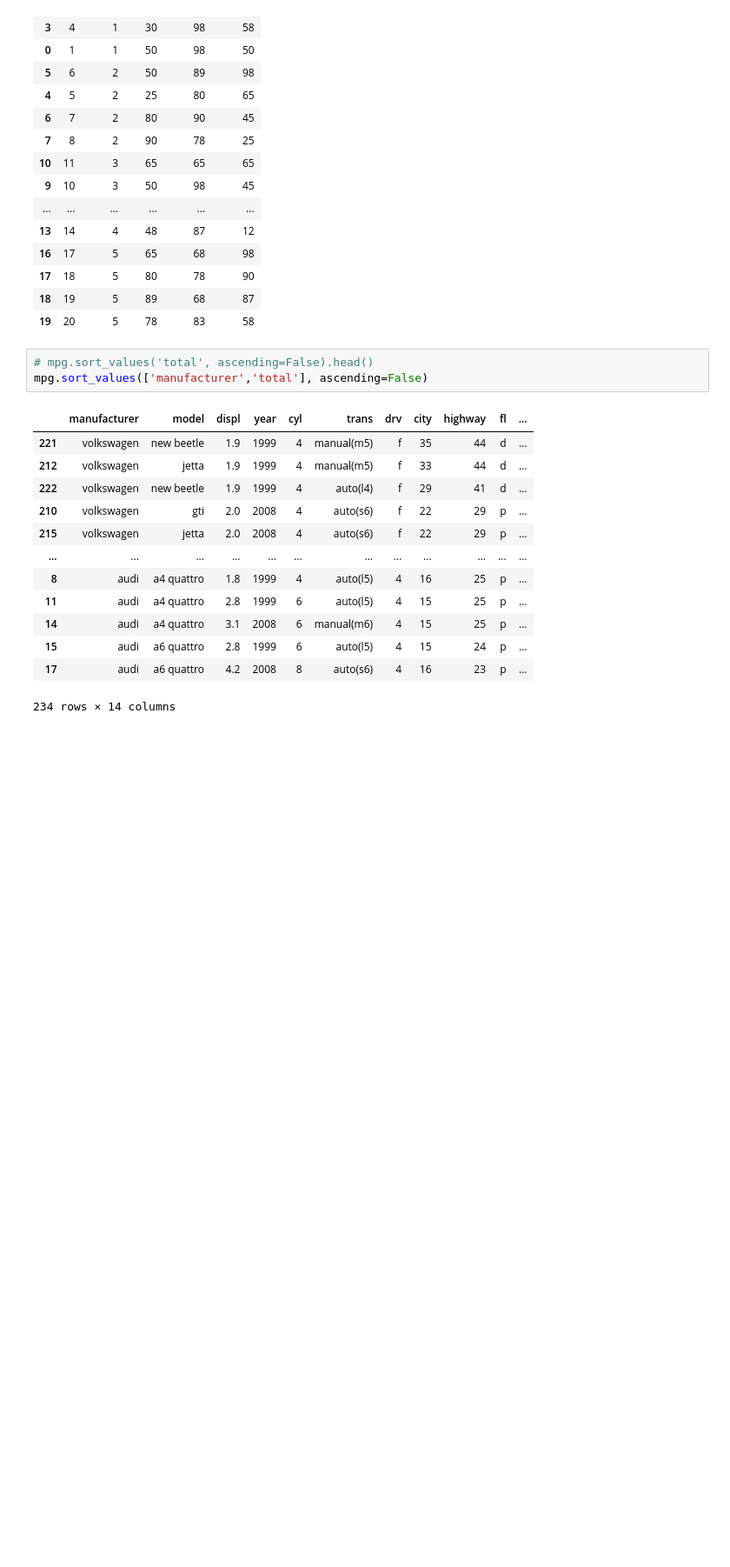
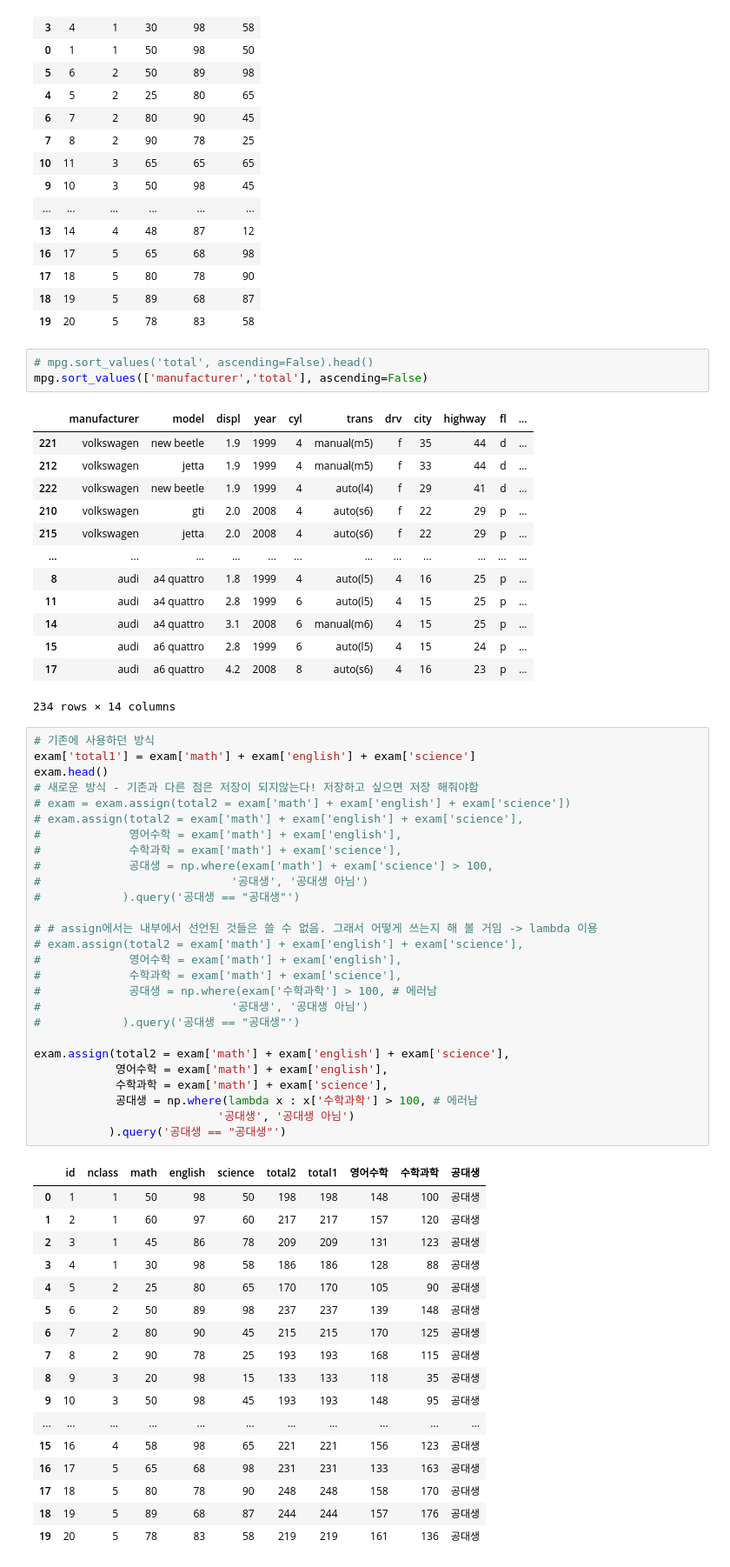
Before and after one commit to 1anminJ/2024-2_python, a Jupyter notebook: week4/week4.ipynb, the cells around one changed output. Shown: that part at 87% size. Saved outputs shown, nothing was run; the diff lists cells and outputs as text; blank space fills up the shorter version.

```diff
--- a/week4/week4.ipynb
+++ b/week4/week4.ipynb
@@ -142,3 +142,48 @@ mpg.sort_values(['manufacturer','total'], ascending=False)
 | 15 | audi | a6 quattro | 2.8 | 1999 | 6 | auto(l5) | 4 | 15 | 24 | p | ... |
 | 17 | audi | a6 quattro | 4.2 | 2008 | 8 | auto(s6) | 4 | 16 | 23 | p | ... |
 234 rows × 14 columns
+# %%
+# 기존에 사용하던 방식
+exam['total1'] = exam['math'] + exam['english'] + exam['science']
+exam.head()
+# 새로운 방식 - 기존과 다른 점은 저장이 되지않는다! 저장하고 싶으면 저장 해줘야함
+# exam = exam.assign(total2 = exam['math'] + exam['english'] + exam['science'])
+# exam.assign(total2 = exam['math'] + exam['english'] + exam['science'],
+#             영어수학 = exam['math'] + exam['english'],
+#             수학과학 = exam['math'] + exam['science'],
+#             공대생 = np.where(exam['math'] + exam['science'] > 100,
+#                            '공대생', '공대생 아님')
+#            ).query('공대생 == "공대생"')
+
+# # assign에서는 내부에서 선언된 것들은 쓸 수 없음. 그래서 어떻게 쓰는지 해 볼 거임 -> lambda 이용
+# exam.assign(total2 = exam['math'] + exam['english'] + exam['science'],
+#             영어수학 = exam['math'] + exam['english'],
+#             수학과학 = exam['math'] + exam['science'],
+#             공대생 = np.where(exam['수학과학'] > 100, # 에러남
+#                            '공대생', '공대생 아님')
+#            ).query('공대생 == "공대생"')
+
+exam.assign(total2 = exam['math'] + exam['english'] + exam['science'],
+            영어수학 = exam['math'] + exam['english'],
+            수학과학 = exam['math'] + exam['science'],
+            공대생 = np.where(lambda x : x['수학과학'] > 100, # 에러남
+                           '공대생', '공대생 아님')
+           ).query('공대생 == "공대생"')
+# %% [output]
+|  | id | nclass | math | english | science | total2 | total1 | 영어수학 | 수학과학 | 공대생 |
+| 0 | 1 | 1 | 50 | 98 | 50 | 198 | 198 | 148 | 100 | 공대생 |
+| 1 | 2 | 1 | 60 | 97 | 60 | 217 | 217 | 157 | 120 | 공대생 |
+| 2 | 3 | 1 | 45 | 86 | 78 | 209 | 209 | 131 | 123 | 공대생 |
+| 3 | 4 | 1 | 30 | 98 | 58 | 186 | 186 | 128 | 88 | 공대생 |
+| 4 | 5 | 2 | 25 | 80 | 65 | 170 | 170 | 105 | 90 | 공대생 |
+| 5 | 6 | 2 | 50 | 89 | 98 | 237 | 237 | 139 | 148 | 공대생 |
+| 6 | 7 | 2 | 80 | 90 | 45 | 215 | 215 | 170 | 125 | 공대생 |
+| 7 | 8 | 2 | 90 | 78 | 25 | 193 | 193 | 168 | 115 | 공대생 |
+| 8 | 9 | 3 | 20 | 98 | 15 | 133 | 133 | 118 | 35 | 공대생 |
+| 9 | 10 | 3 | 50 | 98 | 45 | 193 | 193 | 148 | 95 | 공대생 |
+| ... | ... | ... | ... | ... | ... | ... | ... | ... | ... | ... |
+| 15 | 16 | 4 | 58 | 98 | 65 | 221 | 221 | 156 | 123 | 공대생 |
+| 16 | 17 | 5 | 65 | 68 | 98 | 231 | 231 | 133 | 163 | 공대생 |
+| 17 | 18 | 5 | 80 | 78 | 90 | 248 | 248 | 158 | 170 | 공대생 |
+| 18 | 19 | 5 | 89 | 68 | 87 | 244 | 244 | 157 | 176 | 공대생 |
+| 19 | 20 | 5 | 78 | 83 | 58 | 219 | 219 | 161 | 136 | 공대생 |
```
Also changed, not shown: parts of 9 cells of this notebook, 4 other files.
